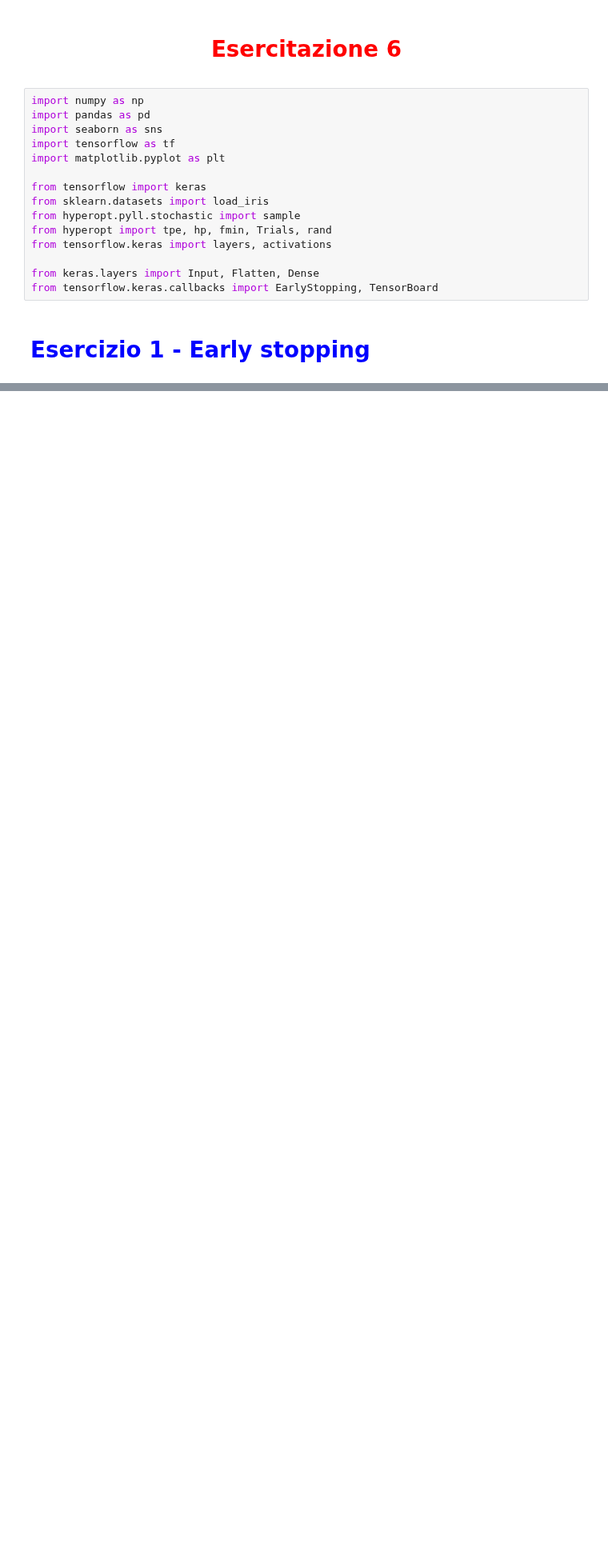
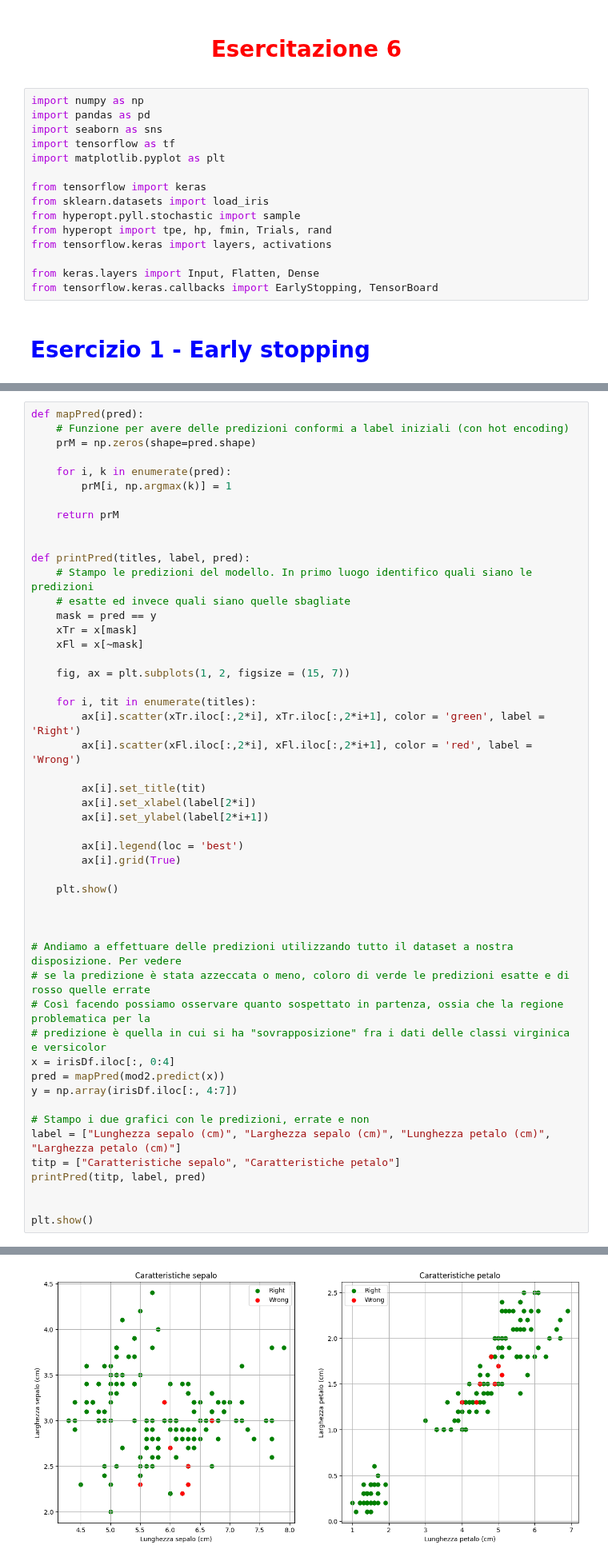
Before and after one commit to Negrini085/DeepLearning, a Jupyter notebook: Esercitazioni/lab_06.ipynb, the cells around one changed output, grey strips where cells are left out. Shown at 80% size. Cells and saved outputs as stored; diff of their text form; blank space fills up the shorter version.

Commit message:
Aggiunto studio predizioni corrette/errate

```diff
--- a/Esercitazioni/lab_06.ipynb
+++ b/Esercitazioni/lab_06.ipynb
@@ -253,3 +255,54 @@ Epoch 41/200
 Epoch 42/200
 3/3 ━━━━━━━━━━━━━━━━━━━━ 0s 51ms/step - accuracy: 0.9744 - loss: 0.1010 - val_accuracy: 0.9375 - val_loss: 0.1465
 [figure]
+# %%
+def mapPred(pred):
+    # Funzione per avere delle predizioni conformi a label iniziali (con hot encoding)
+    prM = np.zeros(shape=pred.shape)
+
+    for i, k in enumerate(pred):
+        prM[i, np.argmax(k)] = 1
+
+    return prM
+
+
+def printPred(titles, label, pred):
+    # Stampo le predizioni del modello. In primo luogo identifico quali siano le predizioni
+    # esatte ed invece quali siano quelle sbagliate
+    mask = pred == y
+    xTr = x[mask]
+    xFl = x[~mask]
+
+    fig, ax = plt.subplots(1, 2, figsize = (15, 7))
+
+    for i, tit in enumerate(titles):
+        ax[i].scatter(xTr.iloc[:,2*i], xTr.iloc[:,2*i+1], color = 'green', label = 'Right')
+        ax[i].scatter(xFl.iloc[:,2*i], xFl.iloc[:,2*i+1], color = 'red', label = 'Wrong')
+
+        ax[i].set_title(tit)
+        ax[i].set_xlabel(label[2*i])
+        ax[i].set_ylabel(label[2*i+1])
+
+        ax[i].legend(loc = 'best')
+        ax[i].grid(True)
+
+    plt.show()
+
+
+
+# Andiamo a effettuare delle predizioni utilizzando tutto il dataset a nostra disposizione. Per vedere
+# se la predizione è stata azzeccata o meno, coloro di verde le predizioni esatte e di rosso quelle errate
+# Così facendo possiamo osservare quanto sospettato in partenza, ossia che la regione problematica per la
+# predizione è quella in cui si ha "sovrapposizione" fra i dati delle classi virginica e versicolor
+x = irisDf.iloc[:, 0:4]
+pred = mapPred(mod2.predict(x))
+y = np.array(irisDf.iloc[:, 4:7])
+
+# Stampo i due grafici con le predizioni, errate e non
+label = ["Lunghezza sepalo (cm)", "Larghezza sepalo (cm)", "Lunghezza petalo (cm)", "Larghezza petalo (cm)"]
+titp = ["Caratteristiche sepalo", "Caratteristiche petalo"]
+printPred(titp, label, pred)
+
+
+plt.show()
+# %% [output]
@@ -255,0 +310 @@ Epoch 42/200
+[figure, added]
```
Also changed, not shown: parts of 2 cells of this notebook.
